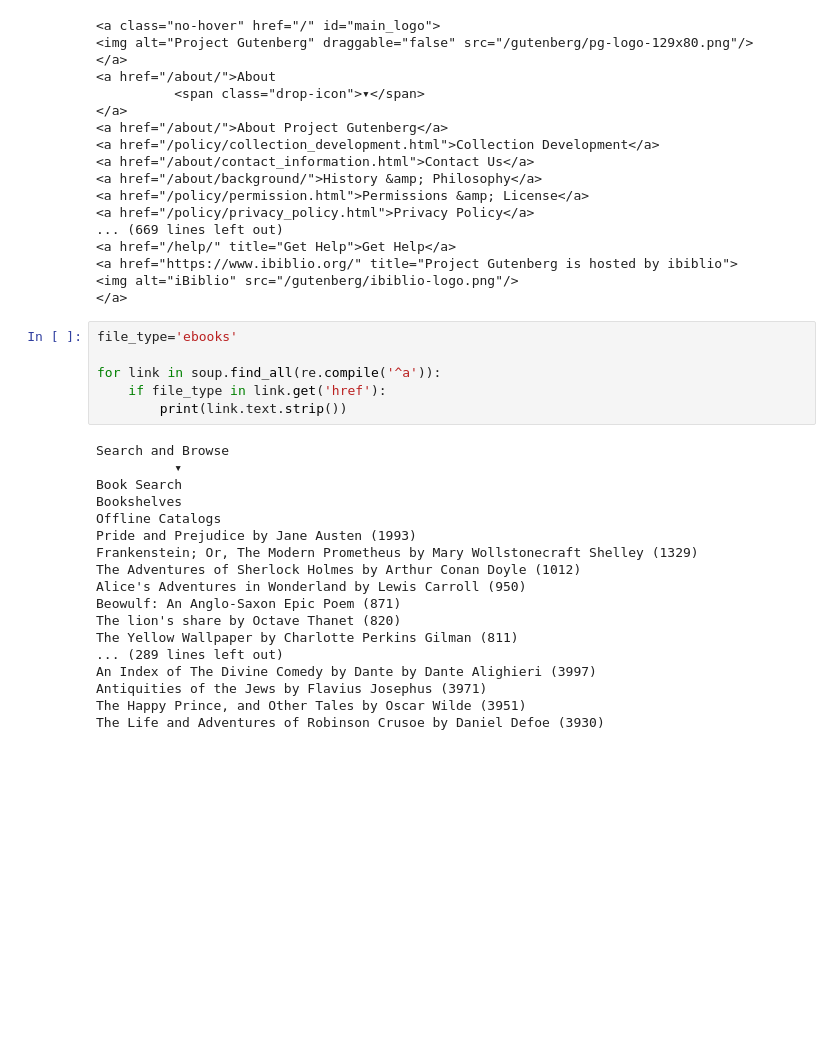
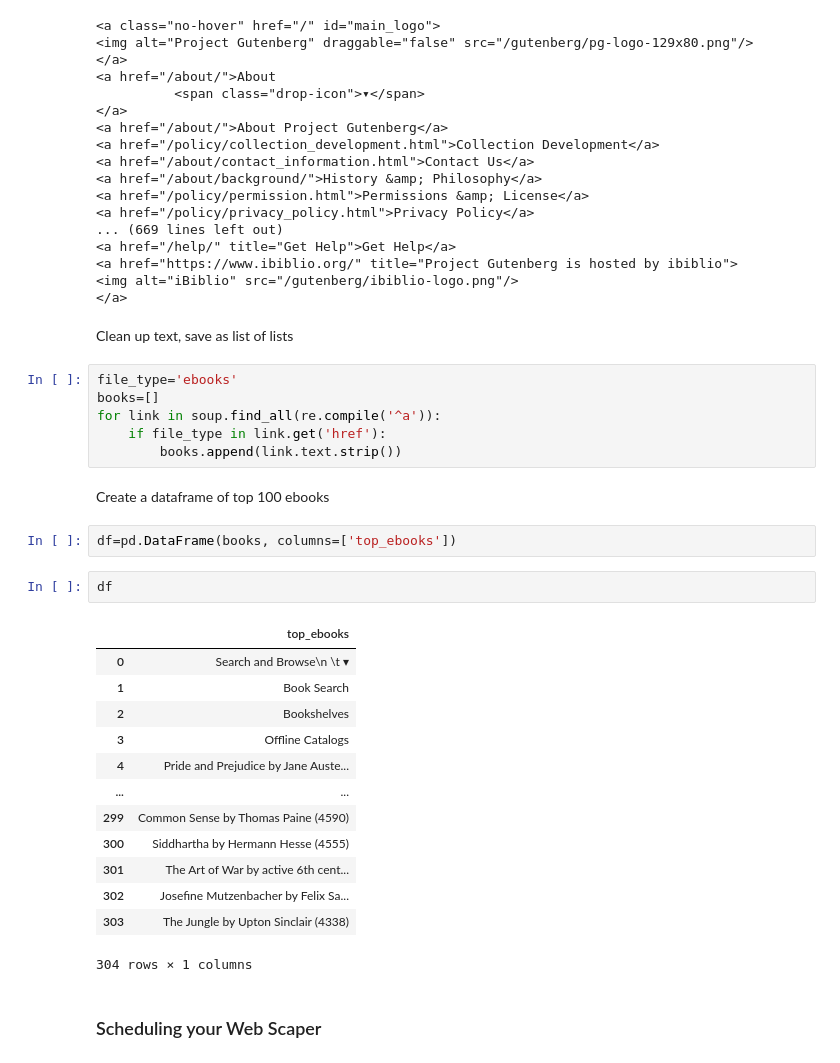
Before and after one commit to parcheesime/data-collection-methods, a Jupyter notebook: bs4-2.ipynb, the cells around one changed output. Drawn from its saved outputs; the diff is of its cells as text; blank space fills up the shorter version.

```diff
--- a/bs4-2.ipynb
+++ b/bs4-2.ipynb
@@ -59,27 +65,33 @@ for link in soup.find_all(re.compile('^a')):
 <a href="https://www.ibiblio.org/" title="Project Gutenberg is hosted by ibiblio">
 <img alt="iBiblio" src="/gutenberg/ibiblio-logo.png"/>
 </a>
+# %% [markdown]
+Clean up text, save as list of lists
 # %%
 file_type='ebooks'
-
+books=[]
 for link in soup.find_all(re.compile('^a')):
     if file_type in link.get('href'):
-        print(link.text.strip())
+        books.append(link.text.strip())
-# %% [output]
-Search and Browse
-          ▾
-Book Search
-Bookshelves
-Offline Catalogs
-Pride and Prejudice by Jane Austen (1993)
-Frankenstein; Or, The Modern Prometheus by Mary Wollstonecraft Shelley (1329)
-The Adventures of Sherlock Holmes by Arthur Conan Doyle (1012)
-Alice's Adventures in Wonderland by Lewis Carroll (950)
-Beowulf: An Anglo-Saxon Epic Poem (871)
-The lion's share by Octave Thanet (820)
-The Yellow Wallpaper by Charlotte Perkins Gilman (811)
-... (289 lines left out)
-An Index of The Divine Comedy by Dante by Dante Alighieri (3997)
-Antiquities of the Jews by Flavius Josephus (3971)
-The Happy Prince, and Other Tales by Oscar Wilde (3951)
-The Life and Adventures of Robinson Crusoe by Daniel Defoe (3930)
+# %% [markdown]
+Create a dataframe of top 100 ebooks
+# %%
+df=pd.DataFrame(books, columns=['top_ebooks'])
+# %%
+df
+# %% [output]
+|  | top_ebooks |
+| 0 | Search and Browse\n \t ▾ |
+| 1 | Book Search |
+| 2 | Bookshelves |
+| 3 | Offline Catalogs |
+| 4 | Pride and Prejudice by Jane Auste... |
+| ... | ... |
+| 299 | Common Sense by Thomas Paine (4590) |
+| 300 | Siddhartha by Hermann Hesse (4555) |
+| 301 | The Art of War by active 6th cent... |
+| 302 | Josefine Mutzenbacher by Felix Sa... |
+| 303 | The Jungle by Upton Sinclair (4338) |
+304 rows × 1 columns
+# %% [markdown]
+### Scheduling your Web Scaper
```
Also changed, not shown: parts of 5 cells of this notebook, 8 other files.
